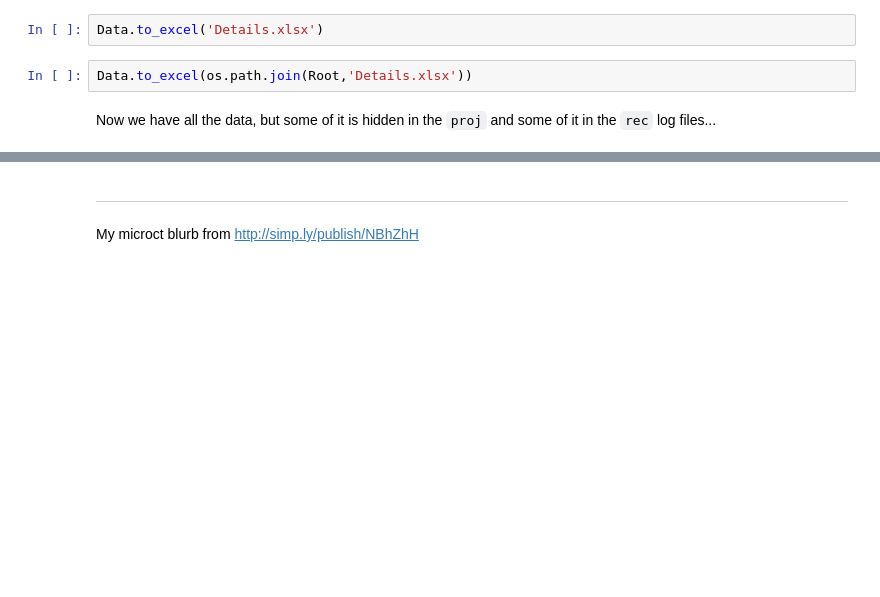
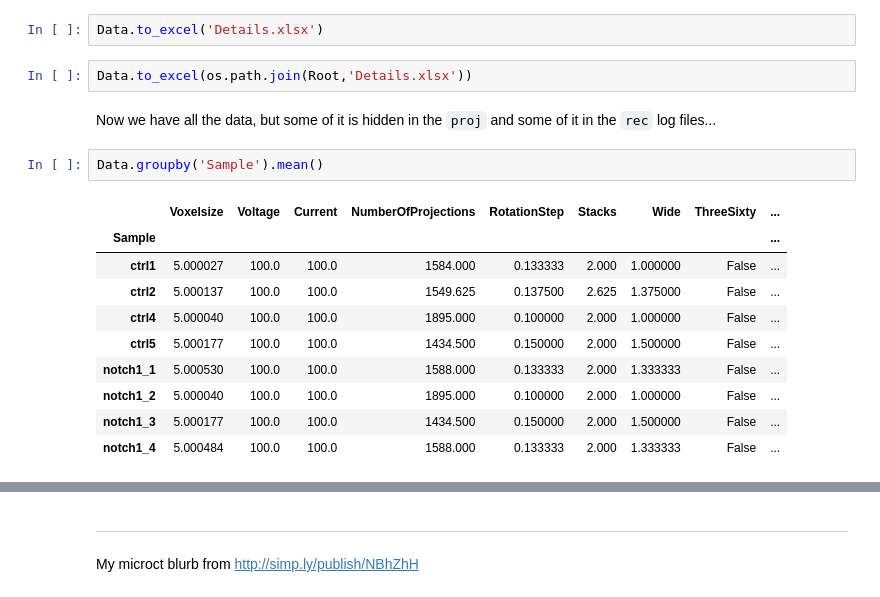
Before and after one commit to habi/liver-nchp, a Jupyter notebook: DataWrangling.ipynb, the cells around one changed output, grey strips where cells are left out. Cells and saved outputs as stored; diff of their text form; blank space fills up the shorter version.

```diff
--- a/DataWrangling.ipynb
+++ b/DataWrangling.ipynb
@@ -601,3 +611,16 @@ Data.to_excel('Details.xlsx')
 Data.to_excel(os.path.join(Root,'Details.xlsx'))
 # %% [markdown]
 Now we have all the data, but some of it is hidden in the `proj` and some of it in the `rec` log files...
+# %%
+Data.groupby('Sample').mean()
+# %% [output]
+|  | Voxelsize | Voltage | Current | NumberOfProjections | RotationStep | Stacks | Wide | ThreeSixty | ... |
+| Sample |  |  |  |  |  |  |  |  | ... |
+| ctrl1 | 5.000027 | 100.0 | 100.0 | 1584.000 | 0.133333 | 2.000 | 1.000000 | False | ... |
+| ctrl2 | 5.000137 | 100.0 | 100.0 | 1549.625 | 0.137500 | 2.625 | 1.375000 | False | ... |
+| ctrl4 | 5.000040 | 100.0 | 100.0 | 1895.000 | 0.100000 | 2.000 | 1.000000 | False | ... |
+| ctrl5 | 5.000177 | 100.0 | 100.0 | 1434.500 | 0.150000 | 2.000 | 1.500000 | False | ... |
+| notch1_1 | 5.000530 | 100.0 | 100.0 | 1588.000 | 0.133333 | 2.000 | 1.333333 | False | ... |
+| notch1_2 | 5.000040 | 100.0 | 100.0 | 1895.000 | 0.100000 | 2.000 | 1.000000 | False | ... |
+| notch1_3 | 5.000177 | 100.0 | 100.0 | 1434.500 | 0.150000 | 2.000 | 1.500000 | False | ... |
+| notch1_4 | 5.000484 | 100.0 | 100.0 | 1588.000 | 0.133333 | 2.000 | 1.333333 | False | ... |
```
Also changed, not shown: parts of 46 cells of this notebook.
